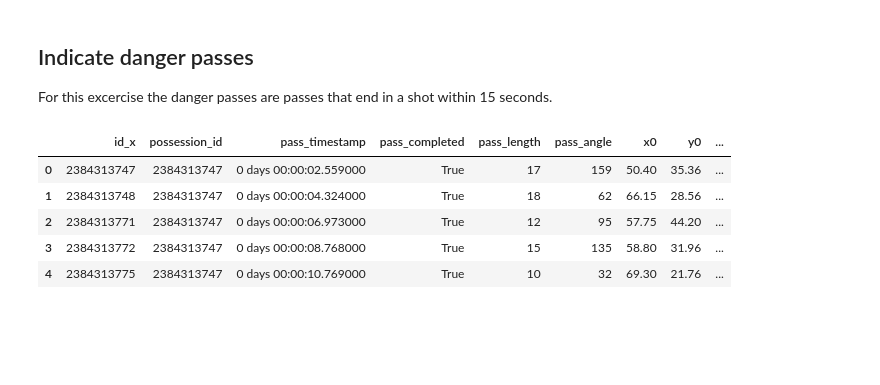
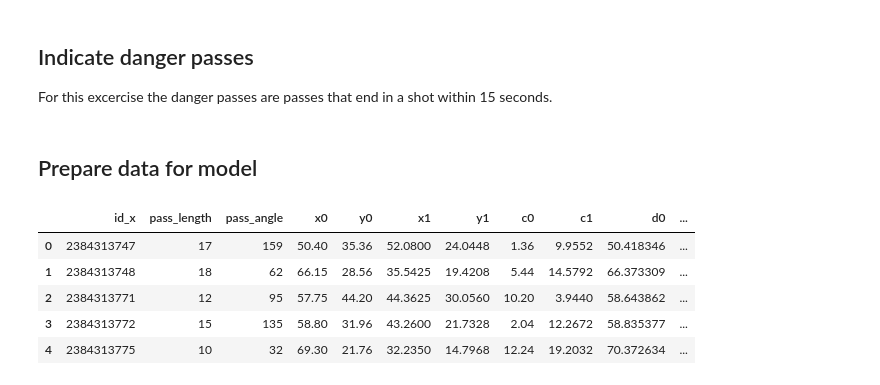
Before and after one commit to MarijnSt/soccermatics-project-2, a Jupyter notebook: notebooks/expected_danger.ipynb, the cells around one changed output. Saved outputs shown, nothing was run; the diff lists cells and outputs as text; code cells hidden in the pictures; blank space fills up the shorter version.

Commit message:
feat: drop columns we don't need for model

```diff
--- a/notebooks/expected_danger.ipynb
+++ b/notebooks/expected_danger.ipynb
@@ -443,12 +443,16 @@ df_passes_with_shots['is_danger_pass'] = (
     ((df_passes_with_shots['shot_timestamp'] - df_passes_with_shots['pass_timestamp']).dt.total_seconds() >= 0) &
     ((df_passes_with_shots['shot_timestamp'] - df_passes_with_shots['pass_timestamp']).dt.total_seconds() <= 15)
 )
+# %% [markdown]
+## Prepare data for model
 # %%
-df_passes_with_shots.head()
+# Drop columns that are not needed
+df_danger_passes = df_passes_with_shots.drop(columns=["pass_timestamp", "shot_timestamp", "pass_completed", "possession_id"])
+df_danger_passes.head()
 # %% [output]
-|  | id_x | possession_id | pass_timestamp | pass_completed | pass_length | pass_angle | x0 | y0 | ... |
-| 0 | 2384313747 | 2384313747 | 0 days 00:00:02.559000 | True | 17 | 159 | 50.40 | 35.36 | ... |
-| 1 | 2384313748 | 2384313747 | 0 days 00:00:04.324000 | True | 18 | 62 | 66.15 | 28.56 | ... |
-| 2 | 2384313771 | 2384313747 | 0 days 00:00:06.973000 | True | 12 | 95 | 57.75 | 44.20 | ... |
-| 3 | 2384313772 | 2384313747 | 0 days 00:00:08.768000 | True | 15 | 135 | 58.80 | 31.96 | ... |
-| 4 | 2384313775 | 2384313747 | 0 days 00:00:10.769000 | True | 10 | 32 | 69.30 | 21.76 | ... |
+|  | id_x | pass_length | pass_angle | x0 | y0 | x1 | y1 | c0 | c1 | d0 | ... |
+| 0 | 2384313747 | 17 | 159 | 50.40 | 35.36 | 52.0800 | 24.0448 | 1.36 | 9.9552 | 50.418346 | ... |
+| 1 | 2384313748 | 18 | 62 | 66.15 | 28.56 | 35.5425 | 19.4208 | 5.44 | 14.5792 | 66.373309 | ... |
+| 2 | 2384313771 | 12 | 95 | 57.75 | 44.20 | 44.3625 | 30.0560 | 10.20 | 3.9440 | 58.643862 | ... |
+| 3 | 2384313772 | 15 | 135 | 58.80 | 31.96 | 43.2600 | 21.7328 | 2.04 | 12.2672 | 58.835377 | ... |
+| 4 | 2384313775 | 10 | 32 | 69.30 | 21.76 | 32.2350 | 14.7968 | 12.24 | 19.2032 | 70.372634 | ... |
```
